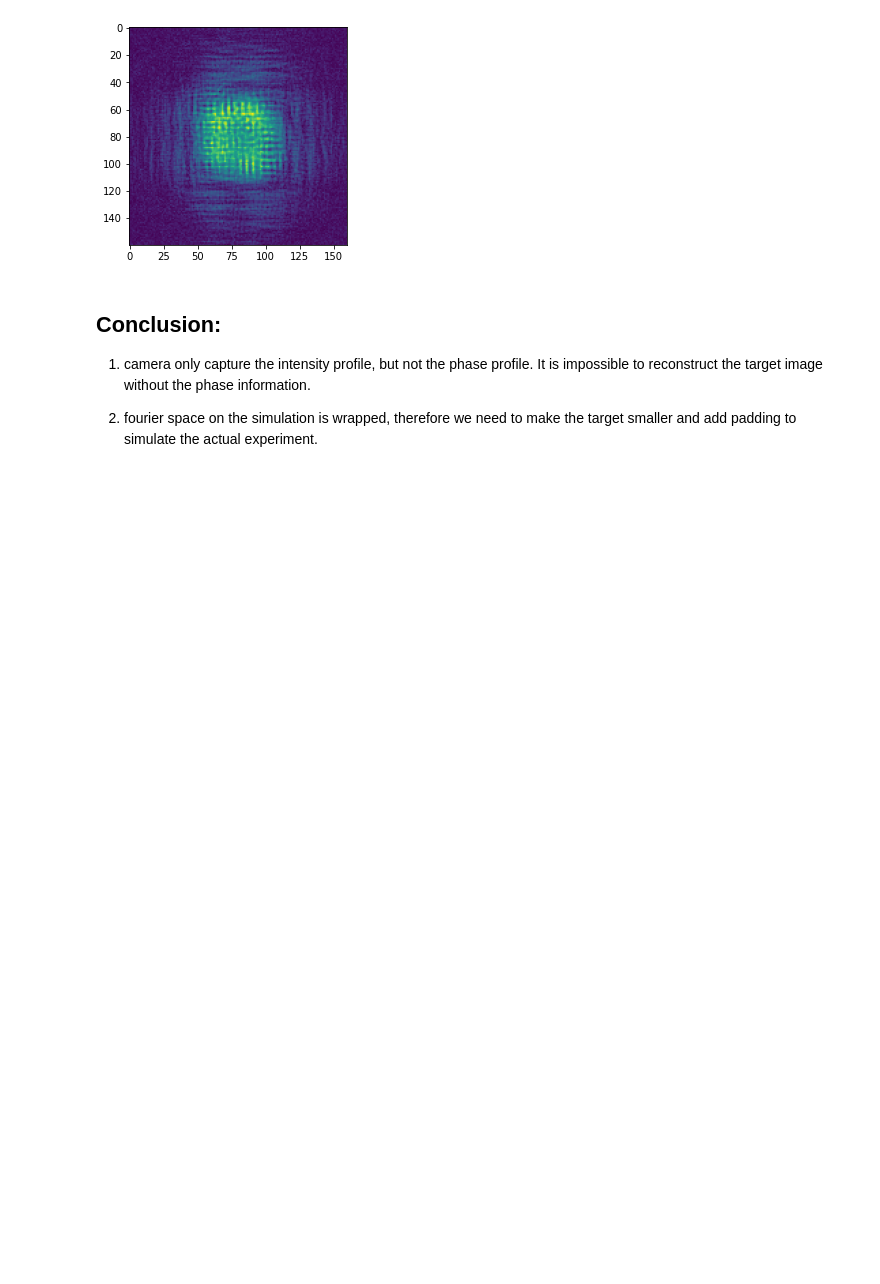
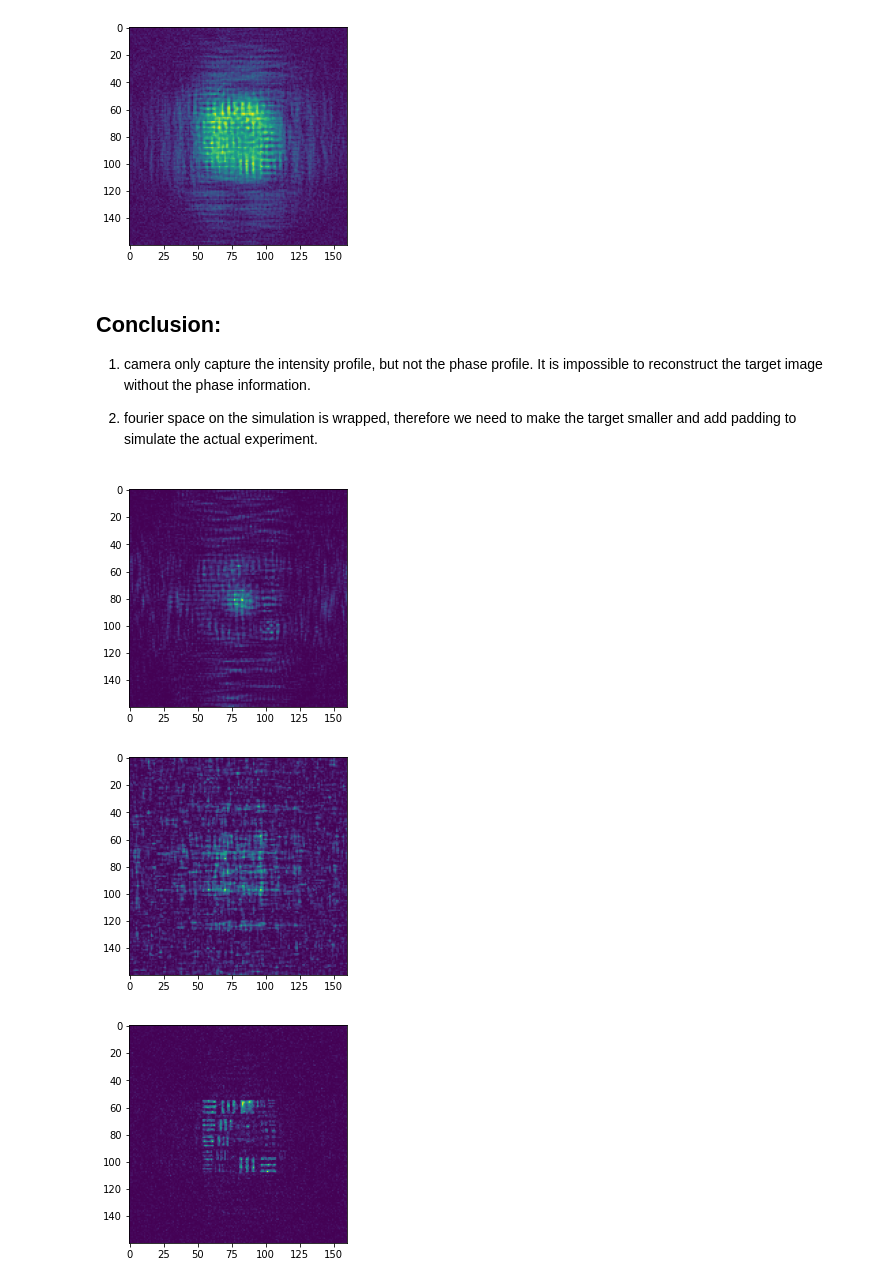
Before and after one commit to rstanuwijaya/jensen-lab-analysis, a Jupyter notebook: notebooks/fourier_gdi.ipynb, the cells around one changed output. Saved outputs shown, nothing was run; the diff lists cells and outputs as text; code cells hidden in the pictures; blank space fills up the shorter version.

Commit message:
Added GS simulation

```diff
--- a/notebooks/fourier_gdi.ipynb
+++ b/notebooks/fourier_gdi.ipynb
@@ -157,0 +176,78 @@ Plotting reconstructed image
+# %%
+dim = (160, 160)
+m = 1
+cm = 1e-2
+mm = 1e-3
+um = 1e-6
+nm = 1e-9
+
+
+x = np.linspace(-50, 50, dim[0]) * um
+y = np.linspace(-50, 50, dim[0]) * um
+X, Y = np.meshgrid(x, y)
+z = 3 * cm # distance from the meta to camera
+lam = 660 * nm # wavelength
+k = 2 * np.pi / lam # wave number
+
+# setup fourier space
+kx = np.fft.fftfreq(len(x), np.diff(x)[0]) * 2 * np.pi
+ky = np.fft.fftfreq(len(y), np.diff(y)[0]) * 2 * np.pi
+KX, KY = np.meshgrid(kx, ky)
+
+# verify that the dimension is correct
+assert k**2 - max(kx)**2 - max(ky)**2 > 0, "Simulation dimension is too high"
+
+target = imageio.imread('../common/RC_200.png')
+ratio = 0.5
+
+def load(target, ratio):
+    A = np.zeros(dim)
+    target = cv2.cvtColor(target, cv2.COLOR_BGR2GRAY)
+    T = cv2.resize(target, (int(dim[0]*ratio), int(dim[1]*ratio)), interpolation=cv2.INTER_AREA)
+    d0 = int(dim[0]*0.5*(1-ratio))
+    d1 = int(dim[1]*0.5*(1-ratio))
+    A[d0:d0+T.shape[0], d1:d1+T.shape[1]] = T
+    return A
+
+def forward_propagate(A, z):
+    Ak = np.fft.fft2(A) # kernel
+    H = np.exp(1j * z * np.sqrt(k**2 - np.abs(KX)**2 - np.abs(KY)**2))
+    E = np.fft.ifft2(Ak * H)
+    return E
+
+def get_intensity(A):
+    return np.abs(A)**2
+
+def get_phase(A):
+    return np.angle(A)
+
+def plot(mat):
+    plt.imshow(mat)
+    plt.show()
+
+def gerchberg_saxton(source, target, delta):
+    phase = np.random.rand(dim[0], dim[1]) * 2 * pi
+    A = source
+    for i in range(2000):
+        B = np.abs(source) * np.exp(1j * get_phase(A))
+        C = forward_propagate(B, delta)
+        D = np.abs(target) * np.exp(1j * get_phase(C))
+        A = forward_propagate(D, -delta)
+    return get_phase(A)
+
+A = load(target, ratio)
+delta = 0.1*z
+I1 = get_intensity(forward_propagate(A, z))
+I2 = get_intensity(forward_propagate(A, z+delta))
+
+plot(I1)
+plot(I2)
+
+phase1 = gerchberg_saxton(I1, I2, delta)
+retrieved_A = forward_propagate(I1 * np.exp(1j * phase1), -z)
+
+plot(get_intensity(retrieved_A))
+# %% [output]
+[figure, added]
+[figure, added]
+[figure, added]
```
Also changed, not shown: parts of 2 cells of this notebook, 1 other file.
